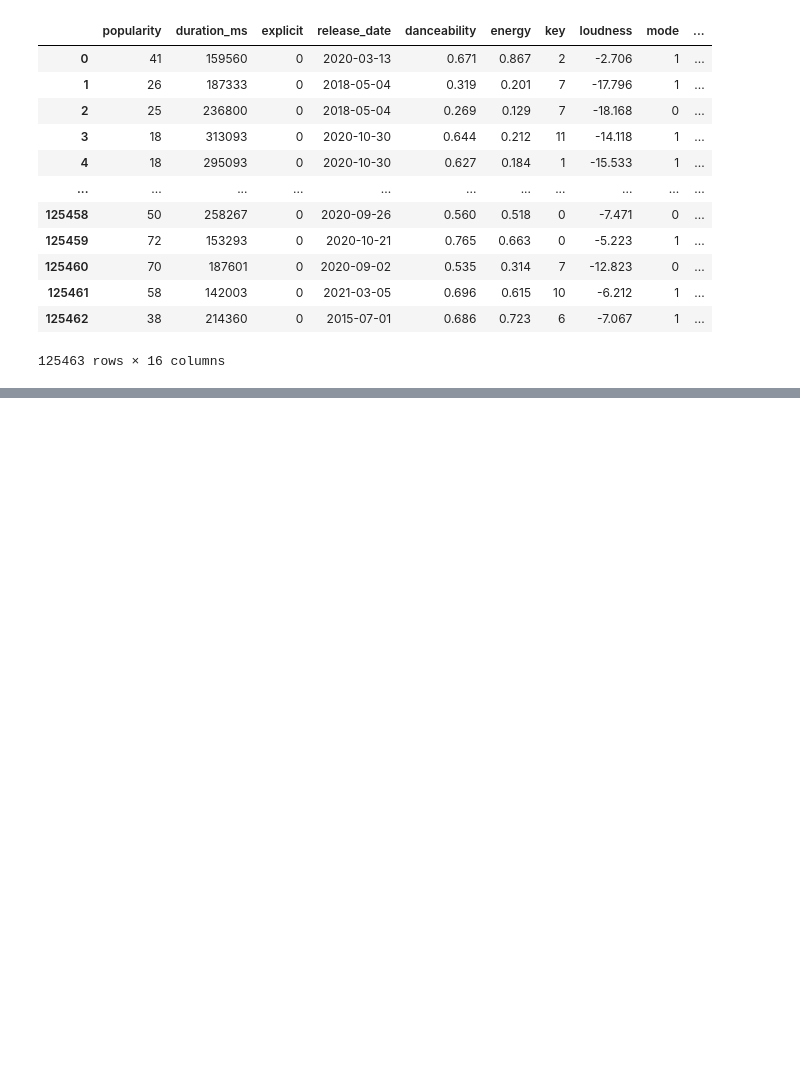
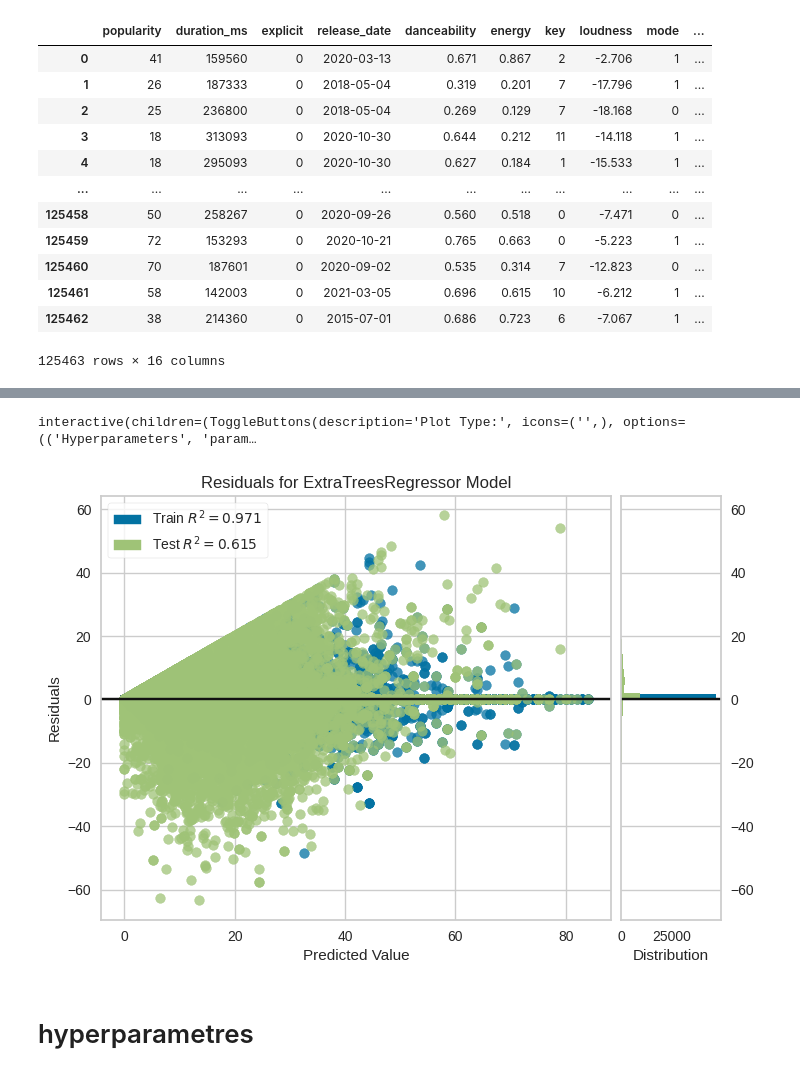
Before and after one commit to galawin59/Spotify, a Jupyter notebook: pycaret.ipynb, the cells around one changed output, grey strips where cells are left out. Cells and saved outputs as stored; diff of their text form; code cells hidden in the pictures; blank space fills up the shorter version.

```diff
--- a/pycaret.ipynb
+++ b/pycaret.ipynb
@@ -51,0 +325,6 @@ ValueError: Invalid value for the target parameter. Column target_column not fou
+# %%
+# Charger le modèle
+model = mlflow.sklearn.load_model("model")
+
+# Afficher le modèle
+print(model)
@@ -51,0 +371,8 @@ ValueError: Invalid value for the target parameter. Column target_column not fou
+# %%
+evaluate_model(model)
+# %% [output]
+interactive(children=(ToggleButtons(description='Plot Type:', icons=('',), options=(('Hyperparameters', 'param…
+# %%
+plot_model(model, plot = 'residuals')
+# %% [output]
+[figure, added]
@@ -51,0 +384,2 @@ ValueError: Invalid value for the target parameter. Column target_column not fou
+# %% [markdown]
+# hyperparametres
```
Also changed, not shown: parts of 55 cells of this notebook.
